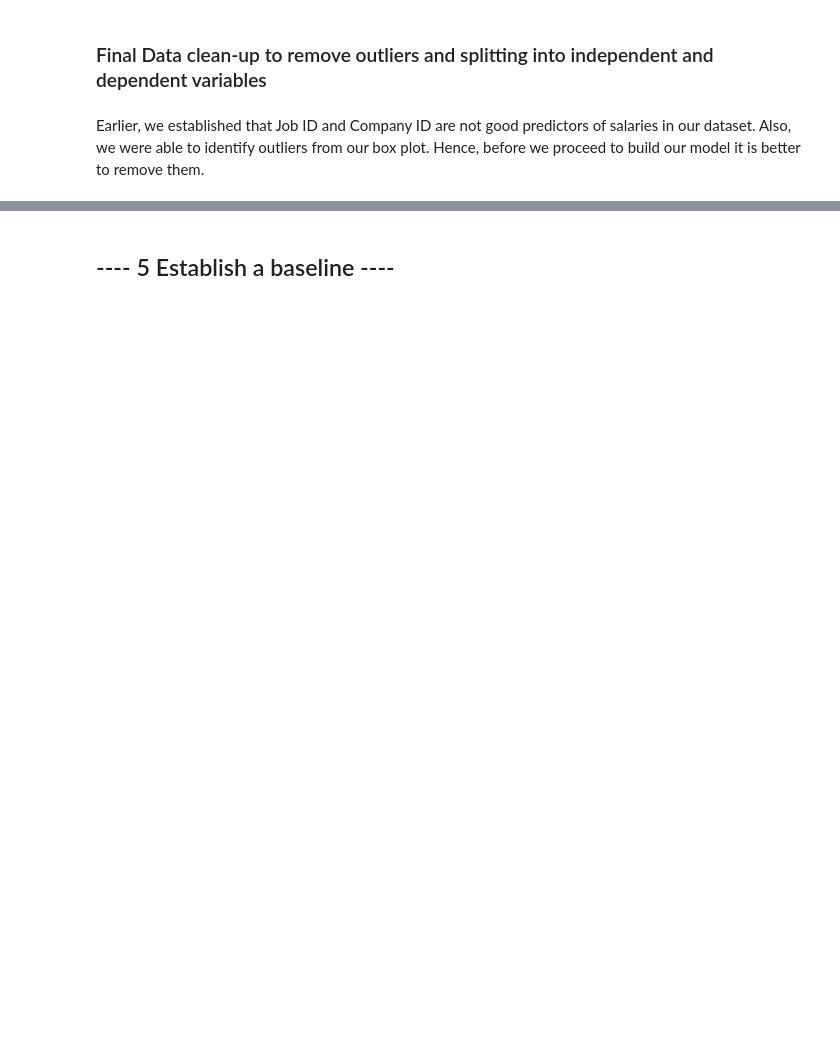
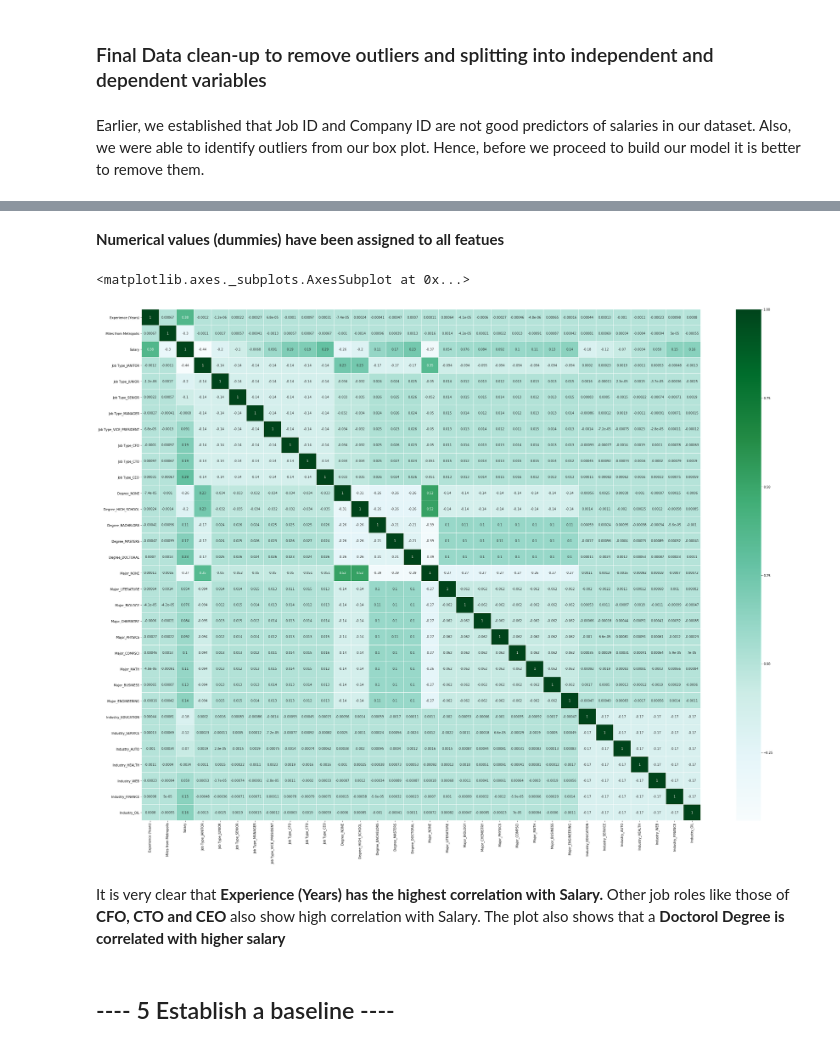
Before and after one commit to MrYoupiter/Salary_Prediction_Portfolio, a Jupyter notebook: SalaryPredictionProject.ipynb, the cells around one changed output, grey strips where cells are left out. Drawn from its saved outputs; the diff is of its cells as text; code cells hidden in the pictures; blank space fills up the shorter version.

```diff
--- a/SalaryPredictionProject.ipynb
+++ b/SalaryPredictionProject.ipynb
@@ -659,3 +655,11 @@ train_merged = pd.get_dummies(train_merged)
 ### Final Data clean-up to remove outliers and splitting into independent and dependent variables
 # %% [markdown]
 Earlier, we established that Job ID and Company ID are not good predictors of salaries in our dataset. Also, we were able to identify outliers from our box plot. Hence, before we proceed to build our model it is better to remove them.
+# %%
+#Getting rid of redundant variables from the dataset
+
+train_merged = train_merged.drop('Job ID', axis = 1)
+# %%
+train_merged = train_merged.drop('Company ID', axis = 1)
+test_features_df = test_features_df.drop('Job ID', axis = 1)
+test_features_df = test_features_df.drop('Company ID', axis = 1)
@@ -662,3 +690,15 @@ Earlier, we established that Job ID and Company ID are not good predictors of sa
+# %% [markdown]
+**Numerical values (dummies) have been assigned to all featues**
+# %%
+#Correlation between all different features will be presented using confusion matrix
+train_merged_corr = train_merged.corr()
+plt.subplots(figsize = (40, 30))
+sns.heatmap(train_merged_corr, cmap = 'BuGn', linewidth = 0.005, annot = True)
+# %% [output]
+<matplotlib.axes._subplots.AxesSubplot at 0x...>
+[figure, added]
+# %% [markdown]
+It is very clear that **Experience (Years) has the highest correlation with Salary.** Other job roles like those of **CFO, CTO and CEO** also show high correlation with Salary. The plot also shows that a **Doctorol Degree is correlated with higher salary**
 # %% [markdown]
 ## ---- 5 Establish a baseline ----
 # %%
```
Also changed, not shown: parts of 20 cells of this notebook.
